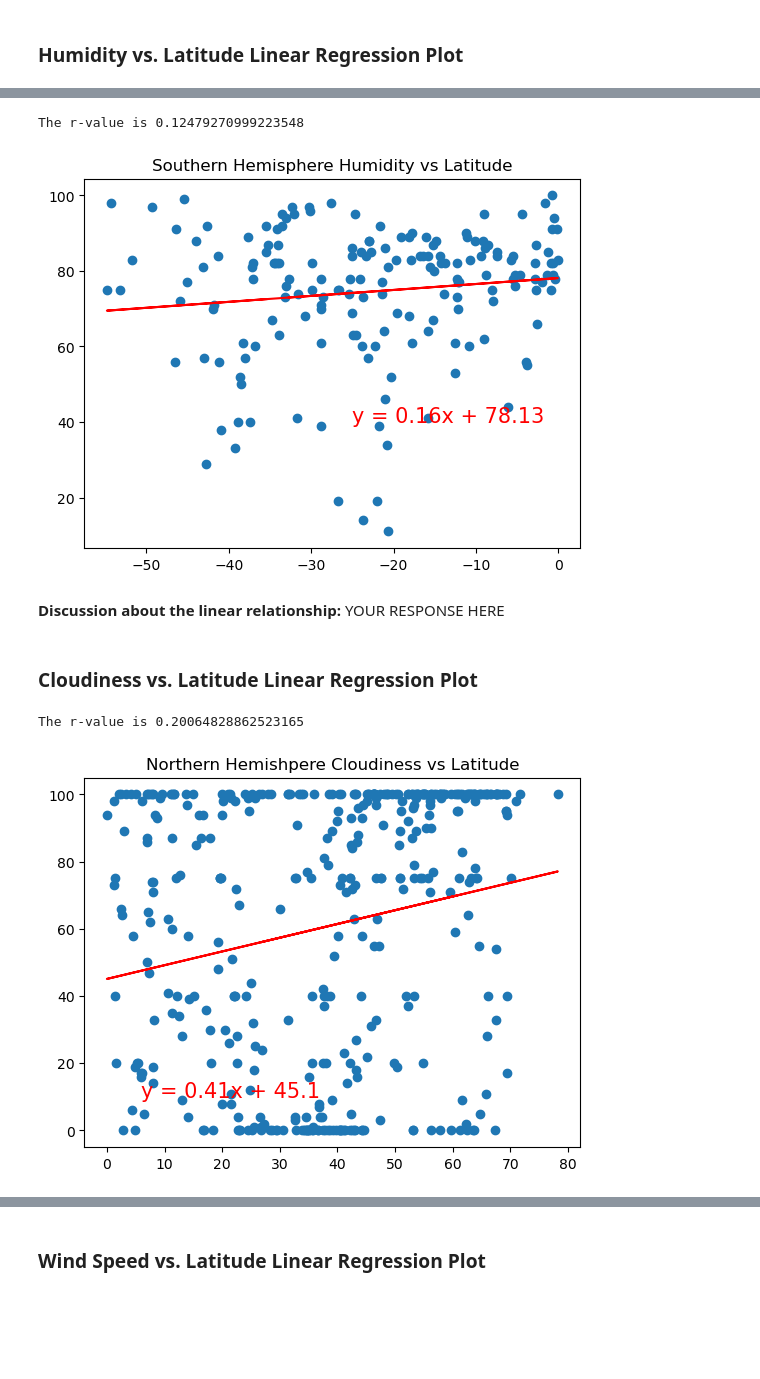
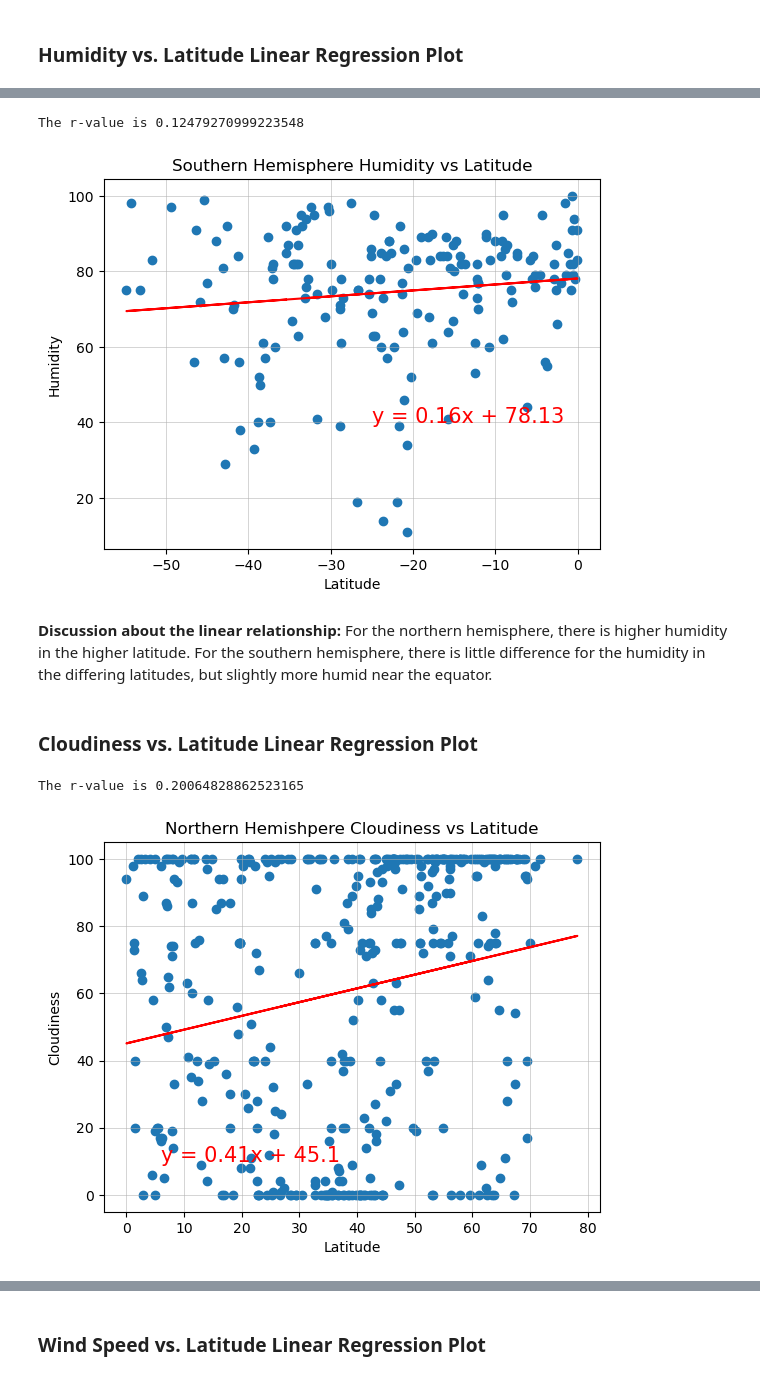
Before and after one commit to AntonLeB04/python-api-challenge, a Jupyter notebook: WeatherPy/WeatherPy.ipynb, the cells around one changed output, grey strips where cells are left out. Drawn from its saved outputs; the diff is of its cells as text; code cells hidden in the pictures; blank space fills up the shorter version.

```diff
--- a/WeatherPy/WeatherPy.ipynb
+++ b/WeatherPy/WeatherPy.ipynb
@@ -365,28 +374,34 @@ plt.title('Southern Hemisphere Humidity vs Latitude')
 plt.scatter(southern_hemi_df['Lat'],southern_hemi_df['Humidity'])
 plt.plot(southern_hemi_df['Lat'], regression, color ='red')
 plt.annotate(line_eq,(-25, 40),fontsize=15,color="red")
+plt.xlabel("Latitude")
+plt.ylabel("Humidity")
+plt.grid(linestyle='-', linewidth=0.5, alpha = 0.75)
 print(f"The r-value is {rvalue}")
 # %% [output]
 The r-value is 0.12479270999223548
-[figure, old version]
+[figure, new version]
-# %% [markdown]
-**Discussion about the linear relationship:** YOUR RESPONSE HERE
+# %% [markdown]
+**Discussion about the linear relationship:** For the northern hemisphere, there is higher humidity in the higher latitude. For the southern hemisphere, there is little difference for the humidity in the differing latitudes, but slightly more humid near the equator.
 # %% [markdown]
 ### Cloudiness vs. Latitude Linear Regression Plot
 # %%
 # Northern Hemisphere
 (slope, intercept,rvalue, pvalue, stderr) = st.linregress(northern_hemi_df['Lat'], northern_hemi_df['Cloudiness'])
 regression = northern_hemi_df['Lat'] * slope + intercept
 line_eq = "y = " + str(round(slope,2)) + "x + " + str(round(intercept,2))
 
 plt.title('Northern Hemishpere Cloudiness vs Latitude')
 plt.scatter(northern_hemi_df['Lat'],northern_hemi_df['Cloudiness'])
 plt.plot(northern_hemi_df['Lat'], regression, color ='red')
 plt.annotate(line_eq,(6,10),fontsize=15,color="red")
+plt.xlabel("Latitude")
+plt.ylabel("Cloudiness")
+plt.grid(linestyle='-', linewidth=0.5, alpha = 0.75)
 print(f"The r-value is {rvalue}")
 # %% [output]
 The r-value is 0.20064828862523165
-[figure, old version]
+[figure, new version]
 # %%
 # Southern Hemisphere
 (slope, intercept,rvalue, pvalue, stderr) = st.linregress(southern_hemi_df['Lat'], southern_hemi_df['Cloudiness'])
```
Also changed, not shown: parts of 16 cells of this notebook, 4 other files.
